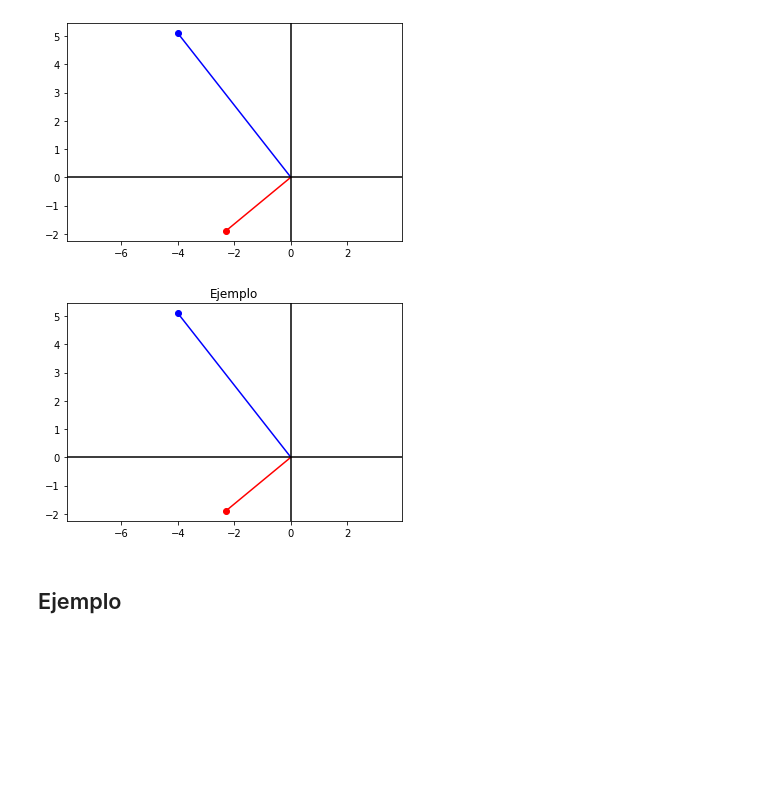
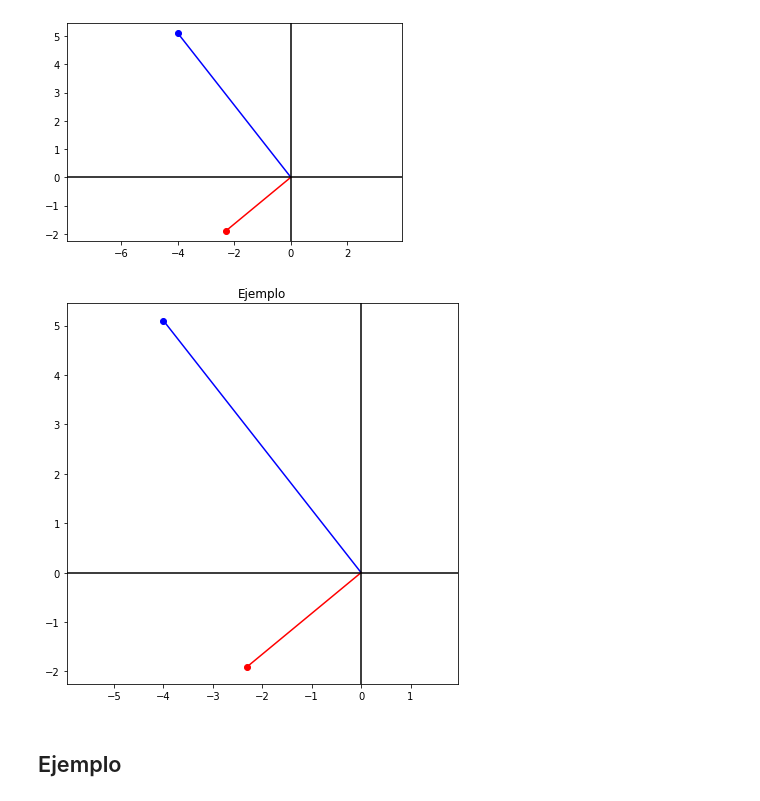
Before and after one commit to palmoreck/laboratorios, a Jupyter notebook: introduccion/3_Matplotlib.ipynb, the cells around one changed output. Saved outputs shown, nothing was run; the diff lists cells and outputs as text; code cells hidden in the pictures; blank space fills up the shorter version.

```diff
--- a/introduccion/3_Matplotlib.ipynb
+++ b/introduccion/3_Matplotlib.ipynb
@@ -85,17 +85,18 @@ plt.show()
 # %% [output]
 [figure]
 # %%
+plt.figure(figsize=(7,7))
 plt.plot(line_seg1[:,0], line_seg1[:,1], "blue",
          line_seg2[:,0], line_seg2[:,1], "red")
 plt.scatter(point1[0], point1[1], color="blue")
 plt.scatter(point2[0], point2[1], color="red")
 plt.axis("equal")
 plt.axhline(color="black")
 plt.axvline(color="black")
 plt.title("Ejemplo")
 plt.show()
 # %% [output]
-[figure, old version]
+[figure, new version]
 # %% [markdown]
 ## Ejemplo
 # %%
```
Also changed, not shown: parts of 35 cells of this notebook, 1 other file.
